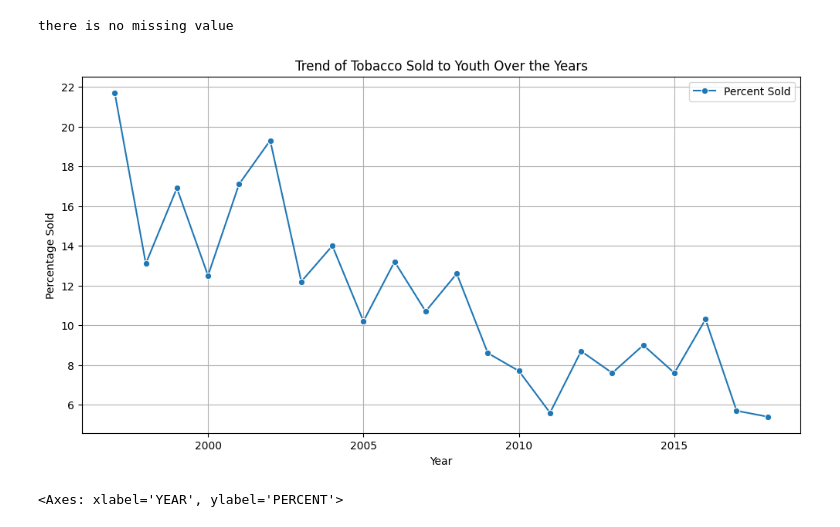
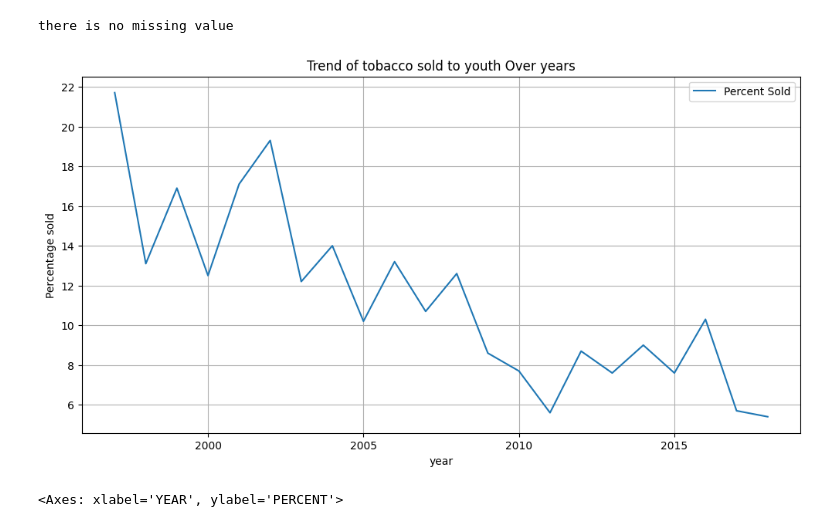
Before and after one commit to Harin22/exploratory-data-analysis-showcase, a Jupyter notebook: EDA_tobacco_sold_to_youth.ipynb, the cells around one changed output. Drawn from its saved outputs; the diff is of its cells as text; code cells hidden in the pictures.

```diff
--- a/EDA_tobacco_sold_to_youth.ipynb
+++ b/EDA_tobacco_sold_to_youth.ipynb
@@ -64,16 +71,15 @@ else:
 there is no missing value
 # %%
 plt.figure(figsize=(12, 6))
-sns.lineplot(x=df['YEAR'], y=df['PERCENT'], marker='o', label='Percent Sold')
-#plt.fill_between(df['YEAR'], df['LOWER95'], df['UPPER95'], alpha=0.3, label='95% Confidence Interval')
-plt.xlabel('Year')
-plt.ylabel('Percentage Sold')
-plt.title('Trend of Tobacco Sold to Youth Over the Years')
+sns.lineplot(x=df['YEAR'], y=df['PERCENT'], label='Percent Sold')
+plt.xlabel('year')
+plt.ylabel('Percentage sold')
+plt.title('Trend of tobacco sold to youth Over years')
 plt.grid()
 plt.legend()
 plt.show()
 # %% [output]
-[figure, old version]
+[figure, new version]
 # %%
 last_10_year = df.tail(10)
 
```
Also changed, not shown: parts of 6 cells of this notebook.
